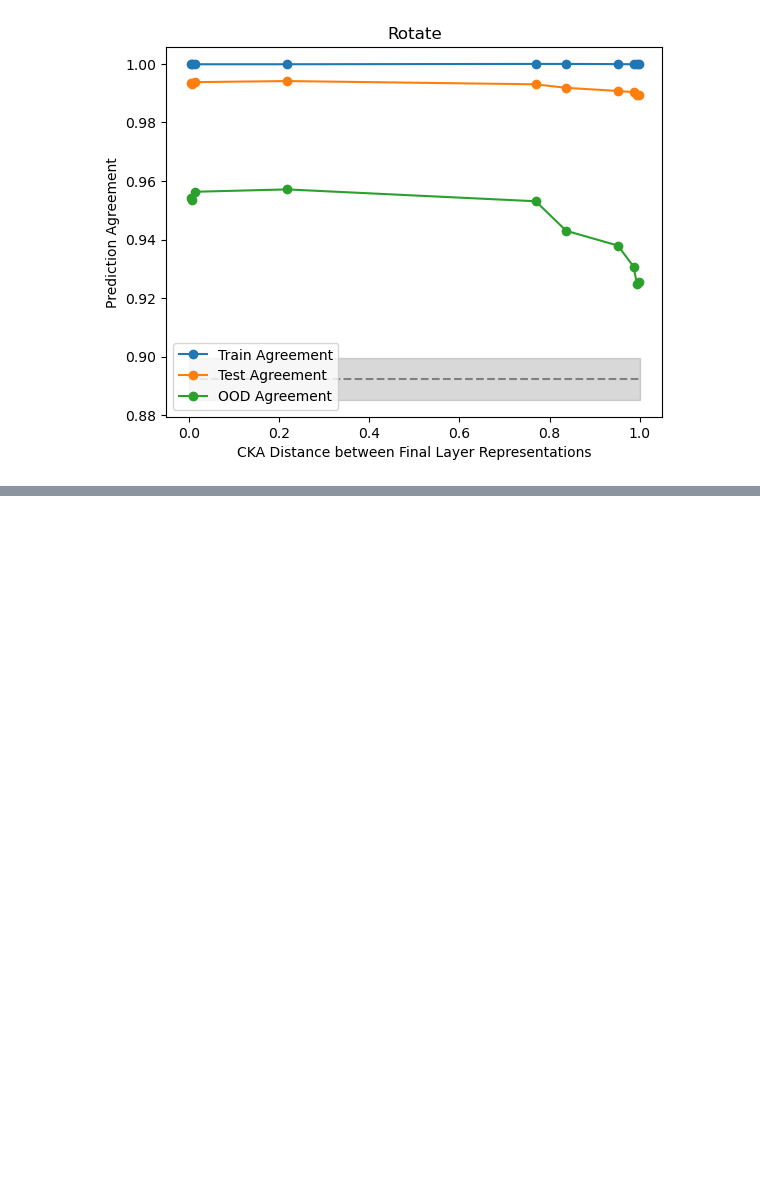
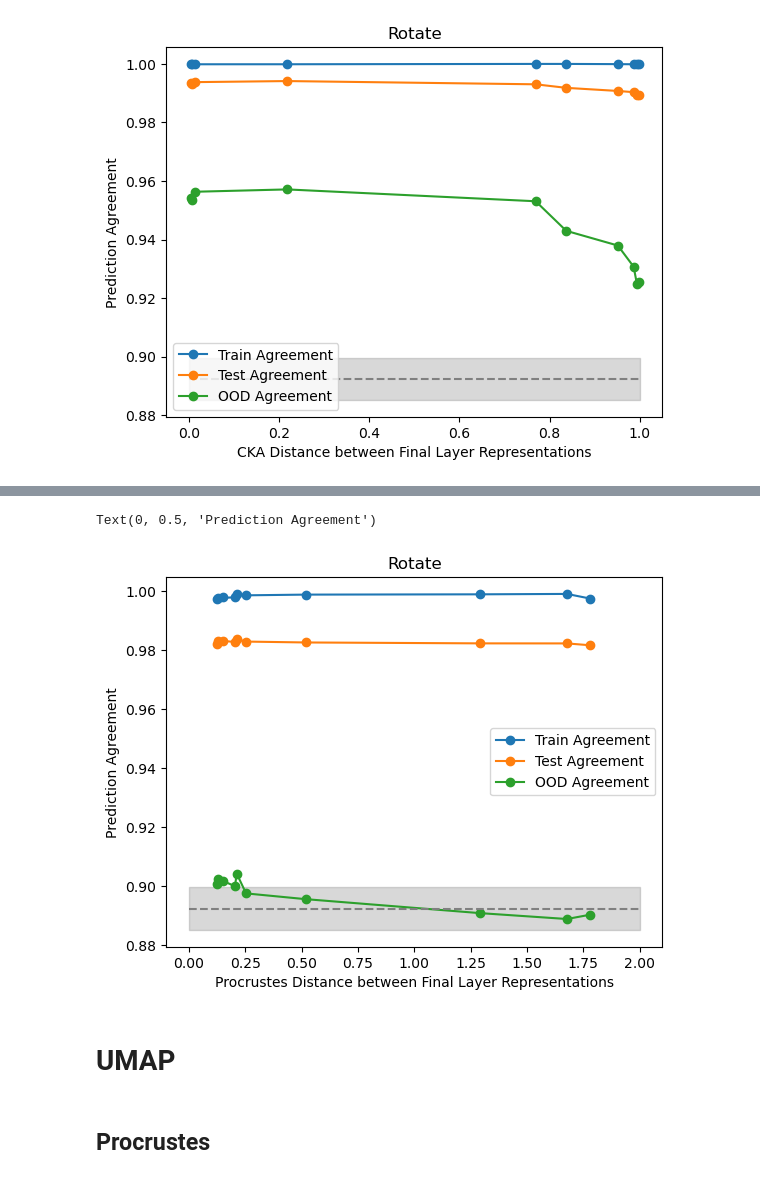
Before and after one commit to lhayne/functional-correspondence-tensorflow, a Jupyter notebook: notebooks/lenet_ood_experiment.ipynb, the cells around one changed output, grey strips where cells are left out. Drawn from its saved outputs; the diff is of its cells as text; code cells hidden in the pictures; blank space fills up the shorter version.

Commit message:
Experiment scripts and notebook updates UMAP

```diff
--- a/notebooks/lenet_ood_experiment.ipynb
+++ b/notebooks/lenet_ood_experiment.ipynb
@@ -117,0 +194,26 @@ Text(0, 0.5, 'Prediction Agreement')
+# %%
+plt.plot(lenet_stats.groupby('beta')['rep_loss'].mean(),
+         lenet_stats.groupby('beta')['train_agreement'].mean(),
+         label='Train Agreement',marker='o')
+plt.plot(lenet_stats.groupby('beta')['rep_loss'].mean(),
+         lenet_stats.groupby('beta')['test_agreement'].mean(),
+         label='Test Agreement',marker='o')
+plt.plot(lenet_stats.groupby('beta')['rep_loss'].mean(),
+         lenet_stats.groupby('beta')['rotate_agreement'].mean(),
+         label='OOD Agreement',marker='o')
+baseline_mean = lenet_baseline_stats['rotate_agreement'].mean()
+baseline_std = lenet_baseline_stats['rotate_agreement'].std()
+plt.hlines(baseline_mean,0,2,color='grey',ls='dashed')
+plt.fill_between([0,2],baseline_mean-baseline_std,baseline_mean+baseline_std,color='grey',alpha=0.3)
+plt.legend()
+# plt.ylim(0,1.1)
+plt.title('Rotate')
+plt.xlabel('Procrustes Distance between Final Layer Representations')
+plt.ylabel('Prediction Agreement')
+# %% [output]
+Text(0, 0.5, 'Prediction Agreement')
+[figure, added]
+# %% [markdown]
+# UMAP
+# %% [markdown]
+## Procrustes
```
Also changed, not shown: parts of 27 cells of this notebook, 6 other files.
